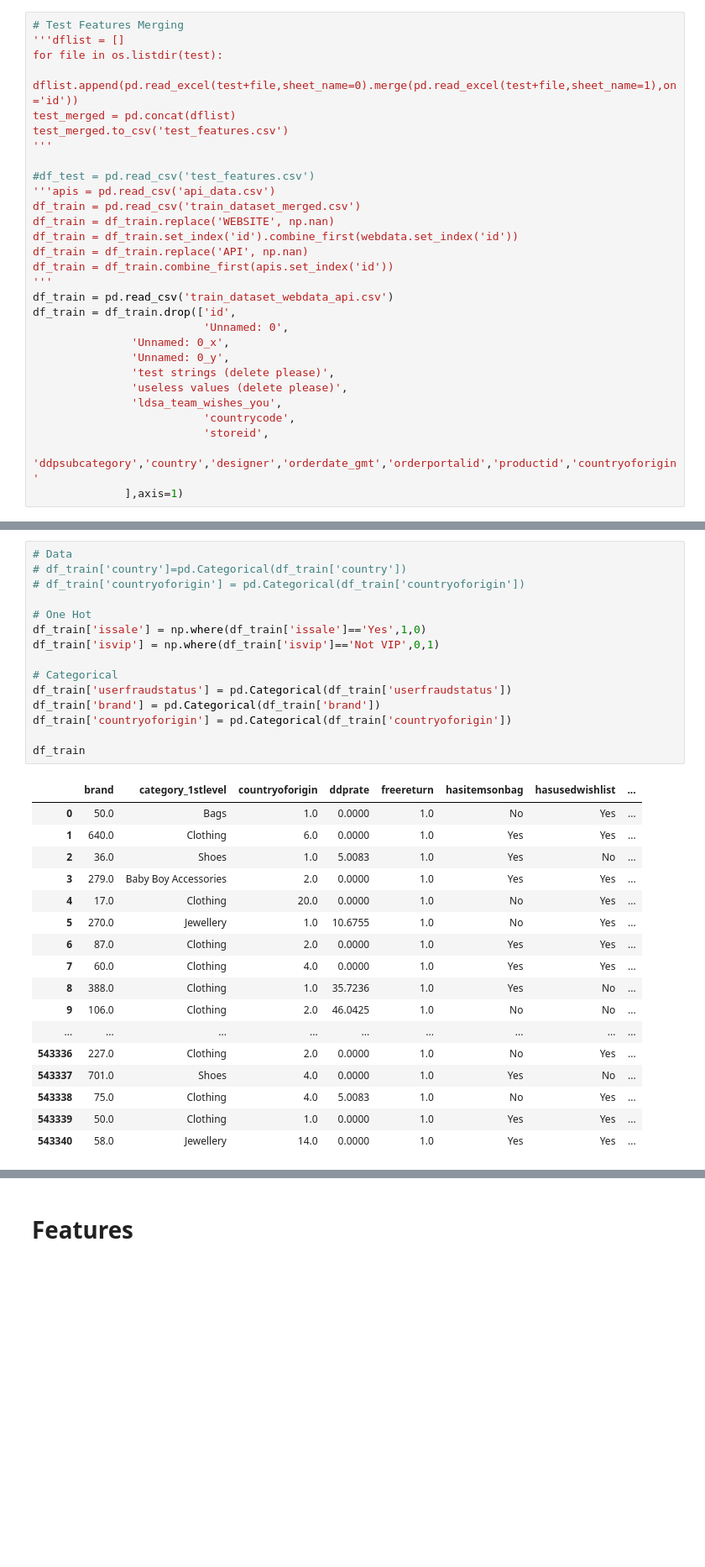
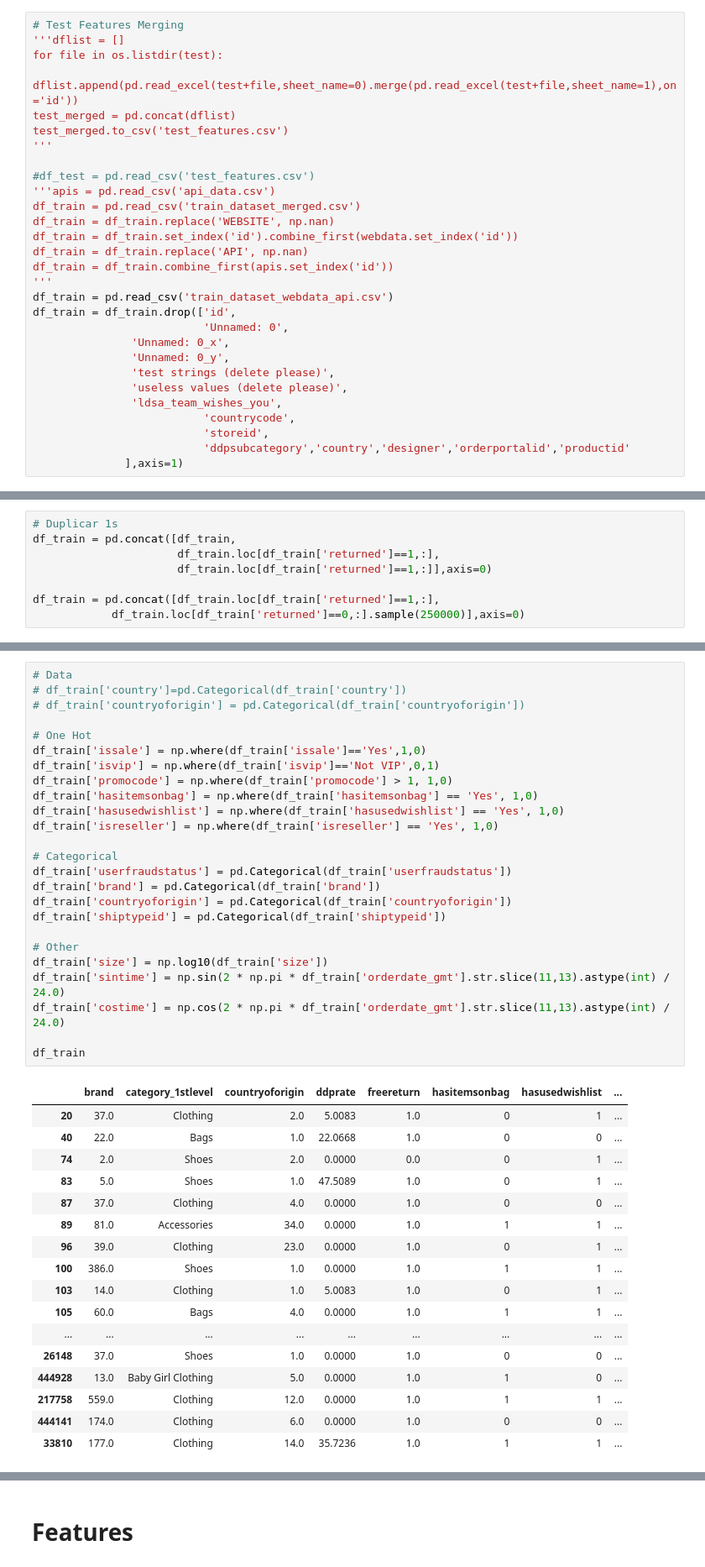
Before and after one commit to JTPenedo/LDSSA_hck2, a Jupyter notebook: HCKT02_CC.ipynb, the cells around one changed output, grey strips where cells are left out. Shown: that part at 84% size. Saved outputs shown, nothing was run; the diff lists cells and outputs as text; blank space fills up the shorter version.

```diff
--- a/HCKT02_CC.ipynb
+++ b/HCKT02_CC.ipynb
@@ -45,5 +46,5 @@ df_train = df_train.drop(['id',
                'ldsa_team_wishes_you',
                           'countrycode',
                           'storeid',
-                          'ddpsubcategory','country','designer','orderdate_gmt','orderportalid','productid','countryoforigin'
+                          'ddpsubcategory','country','designer','orderportalid','productid'
               ],axis=1)
@@ -49,0 +53,8 @@ df_train = df_train.drop(['id',
+# %%
+# Duplicar 1s
+df_train = pd.concat([df_train,
+                      df_train.loc[df_train['returned']==1,:],
+                      df_train.loc[df_train['returned']==1,:]],axis=0)
+
+df_train = pd.concat([df_train.loc[df_train['returned']==1,:],
+            df_train.loc[df_train['returned']==0,:].sample(250000)],axis=0)
@@ -50,33 +67,43 @@ df_train = df_train.drop(['id',
 # %%
 # Data
 # df_train['country']=pd.Categorical(df_train['country'])
 # df_train['countryoforigin'] = pd.Categorical(df_train['countryoforigin'])
 
 # One Hot
 df_train['issale'] = np.where(df_train['issale']=='Yes',1,0)
 df_train['isvip'] = np.where(df_train['isvip']=='Not VIP',0,1)
+df_train['promocode'] = np.where(df_train['promocode'] > 1, 1,0)
+df_train['hasitemsonbag'] = np.where(df_train['hasitemsonbag'] == 'Yes', 1,0)
+df_train['hasusedwishlist'] = np.where(df_train['hasusedwishlist'] == 'Yes', 1,0)
+df_train['isreseller'] = np.where(df_train['isreseller'] == 'Yes', 1,0)
 
 # Categorical
 df_train['userfraudstatus'] = pd.Categorical(df_train['userfraudstatus'])
 df_train['brand'] = pd.Categorical(df_train['brand'])
 df_train['countryoforigin'] = pd.Categorical(df_train['countryoforigin'])
+df_train['shiptypeid'] = pd.Categorical(df_train['shiptypeid'])
+
+# Other
+df_train['size'] = np.log10(df_train['size'])
+df_train['sintime'] = np.sin(2 * np.pi * df_train['orderdate_gmt'].str.slice(11,13).astype(int) / 24.0)
+df_train['costime'] = np.cos(2 * np.pi * df_train['orderdate_gmt'].str.slice(11,13).astype(int) / 24.0)
 
 df_train
 # %% [output]
 |  | brand | category_1stlevel | countryoforigin | ddprate | freereturn | hasitemsonbag | hasusedwishlist | ... |
-| 0 | 50.0 | Bags | 1.0 | 0.0000 | 1.0 | No | Yes | ... |
-| 1 | 640.0 | Clothing | 6.0 | 0.0000 | 1.0 | Yes | Yes | ... |
-| 2 | 36.0 | Shoes | 1.0 | 5.0083 | 1.0 | Yes | No | ... |
-| 3 | 279.0 | Baby Boy Accessories | 2.0 | 0.0000 | 1.0 | Yes | Yes | ... |
-| 4 | 17.0 | Clothing | 20.0 | 0.0000 | 1.0 | No | Yes | ... |
-| 5 | 270.0 | Jewellery | 1.0 | 10.6755 | 1.0 | No | Yes | ... |
-| 6 | 87.0 | Clothing | 2.0 | 0.0000 | 1.0 | Yes | Yes | ... |
-| 7 | 60.0 | Clothing | 4.0 | 0.0000 | 1.0 | Yes | Yes | ... |
-| 8 | 388.0 | Clothing | 1.0 | 35.7236 | 1.0 | Yes | No | ... |
-| 9 | 106.0 | Clothing | 2.0 | 46.0425 | 1.0 | No | No | ... |
+| 20 | 37.0 | Clothing | 2.0 | 5.0083 | 1.0 | 0 | 1 | ... |
+| 40 | 22.0 | Bags | 1.0 | 22.0668 | 1.0 | 0 | 0 | ... |
+| 74 | 2.0 | Shoes | 2.0 | 0.0000 | 0.0 | 0 | 1 | ... |
+| 83 | 5.0 | Shoes | 1.0 | 47.5089 | 1.0 | 0 | 1 | ... |
+| 87 | 37.0 | Clothing | 4.0 | 0.0000 | 1.0 | 0 | 0 | ... |
+| 89 | 81.0 | Accessories | 34.0 | 0.0000 | 1.0 | 1 | 1 | ... |
+| 96 | 39.0 | Clothing | 23.0 | 0.0000 | 1.0 | 0 | 1 | ... |
+| 100 | 386.0 | Shoes | 1.0 | 0.0000 | 1.0 | 1 | 1 | ... |
+| 103 | 14.0 | Clothing | 1.0 | 5.0083 | 1.0 | 0 | 1 | ... |
+| 105 | 60.0 | Bags | 4.0 | 0.0000 | 1.0 | 1 | 1 | ... |
 | ... | ... | ... | ... | ... | ... | ... | ... | ... |
-| 543336 | 227.0 | Clothing | 2.0 | 0.0000 | 1.0 | No | Yes | ... |
-| 543337 | 701.0 | Shoes | 4.0 | 0.0000 | 1.0 | Yes | No | ... |
-| 543338 | 75.0 | Clothing | 4.0 | 5.0083 | 1.0 | No | Yes | ... |
-| 543339 | 50.0 | Clothing | 1.0 | 0.0000 | 1.0 | Yes | Yes | ... |
-| 543340 | 58.0 | Jewellery | 14.0 | 0.0000 | 1.0 | Yes | Yes | ... |
+| 26148 | 37.0 | Shoes | 1.0 | 0.0000 | 1.0 | 0 | 0 | ... |
+| 444928 | 13.0 | Baby Girl Clothing | 5.0 | 0.0000 | 1.0 | 1 | 0 | ... |
+| 217758 | 559.0 | Clothing | 12.0 | 0.0000 | 1.0 | 1 | 1 | ... |
+| 444141 | 174.0 | Clothing | 6.0 | 0.0000 | 1.0 | 0 | 0 | ... |
+| 33810 | 177.0 | Clothing | 14.0 | 35.7236 | 1.0 | 1 | 1 | ... |
```
Also changed, not shown: parts of 29 cells of this notebook.
